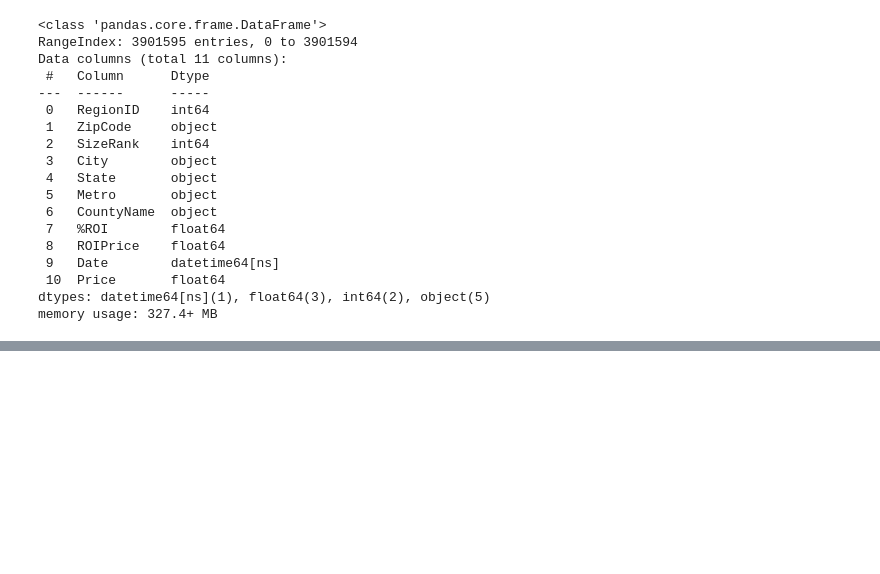
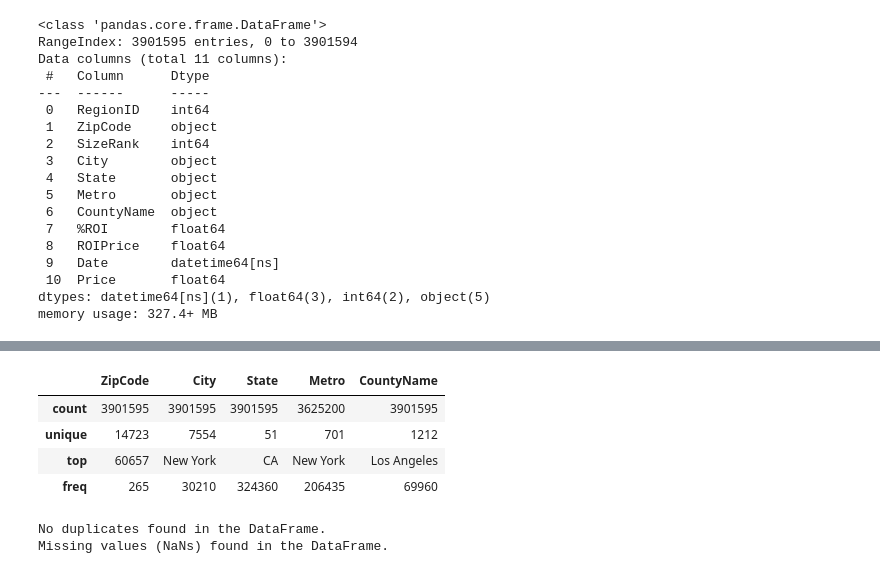
Before and after one commit to PaulMuniu/Phase-4-Group-Project, a Jupyter notebook: Student.ipynb, the cells around one changed output, grey strips where cells are left out. Saved outputs shown, nothing was run; the diff lists cells and outputs as text; code cells hidden in the pictures; blank space fills up the shorter version.

Commit message:
Checking for null and missing values

```diff
--- a/Student.ipynb
+++ b/Student.ipynb
@@ -288,0 +301,28 @@ memory usage: 327.4+ MB
+# %%
+#statistical description of categorical variables
+df_1.describe(include=['object'])
+# %% [output]
+|  | ZipCode | City | State | Metro | CountyName |
+| count | 3901595 | 3901595 | 3901595 | 3625200 | 3901595 |
+| unique | 14723 | 7554 | 51 | 701 | 1212 |
+| top | 60657 | New York | CA | New York | Los Angeles |
+| freq | 265 | 30210 | 324360 | 206435 | 69960 |
+# %%
+checker = DataFrameChecker(df_1)
+
+# Check for duplicates and missing values
+duplicates = checker.check_duplicates()
+missing_values = checker.check_missing_values()
+
+if duplicates:
+    print("Duplicates found in the DataFrame.")
+else:
+    print("No duplicates found in the DataFrame.")
+
+if missing_values:
+    print("Missing values (NaNs) found in the DataFrame.")
+else:
+    print("No missing values (NaNs) found in the DataFrame.")
+# %% [output]
+No duplicates found in the DataFrame.
+Missing values (NaNs) found in the DataFrame.
```
Also changed, not shown: parts of 2 cells of this notebook.
